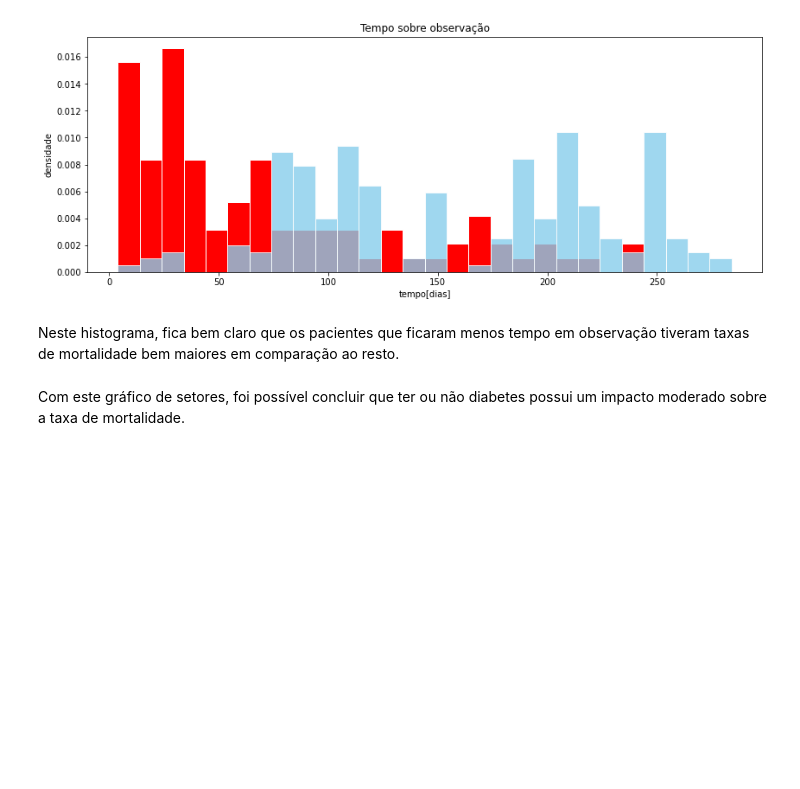
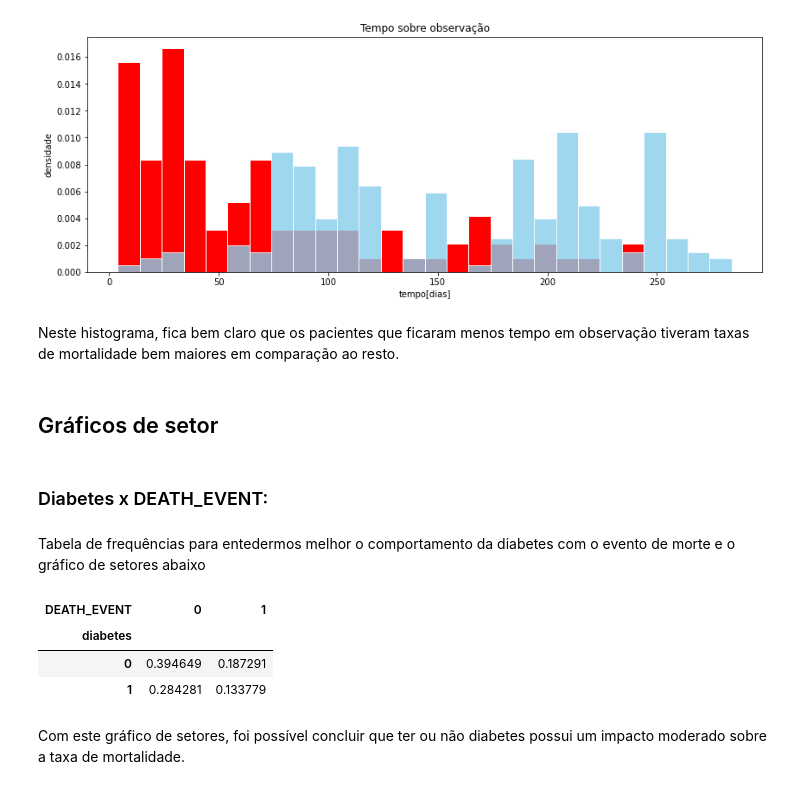
Before and after one commit to BrunoFNRodrigues/Projeto2Cidad, a Jupyter notebook: HeartFailure.ipynb, the cells around one changed output. Cells and saved outputs as stored; diff of their text form; code cells hidden in the pictures; blank space fills up the shorter version.

Commit message:
Adição de tabelas de frequência

```diff
--- a/HeartFailure.ipynb
+++ b/HeartFailure.ipynb
@@ -188,6 +190,34 @@ plt.show()
 [figure]
 # %% [markdown]
 Neste histograma, fica bem claro que os pacientes que ficaram menos tempo em observação tiveram taxas de mortalidade bem maiores em comparação ao resto.
+# %%
+#Resetando a formatção do dataset
+dados = pd.read_csv(filename)
+dados['age'] = dados['age'].astype('float64')
+dados['anaemia'] = dados['anaemia'].astype('category')
+dados['creatinine_phosphokinase'] = dados['creatinine_phosphokinase'].astype('float64')
+dados['diabetes'] = dados['diabetes'].astype('category')
+dados['ejection_fraction'] = dados['ejection_fraction'].astype('float64')
+dados['high_blood_pressure'] = dados['high_blood_pressure'].astype('category')
+dados['platelets'] = dados['platelets'].astype('float64')
+dados['serum_sodium'] = dados['serum_sodium'].astype('float64')
+dados['sex'] = dados['sex'].astype('category')
+dados['smoking'] = dados['smoking'].astype('category')
+dados['time'] = dados['time'].astype('float64')
+dados['DEATH_EVENT'] = dados['DEATH_EVENT'].astype('category')
+# %% [markdown]
+## Gráficos de setor
+# %% [markdown]
+### Diabetes x DEATH_EVENT:
+# %% [markdown]
+Tabela de frequências para entedermos melhor o comportamento da diabetes com o evento de morte e o gráfico de setores abaixo
+# %%
+pd.crosstab(dados.diabetes,dados.DEATH_EVENT, normalize=True)
+# %% [output]
+| DEATH_EVENT | 0 | 1 |
+| diabetes |  |  |
+| 0 | 0.394649 | 0.187291 |
+| 1 | 0.284281 | 0.133779 |
 # %%
 px.pie(dados, values='diabetes',names='DEATH_EVENT', title='Porcentagem de diabeticos em relação ao DEATH_EVENT')
 # %% [markdown]
```
Also changed, not shown: parts of 11 cells of this notebook.
